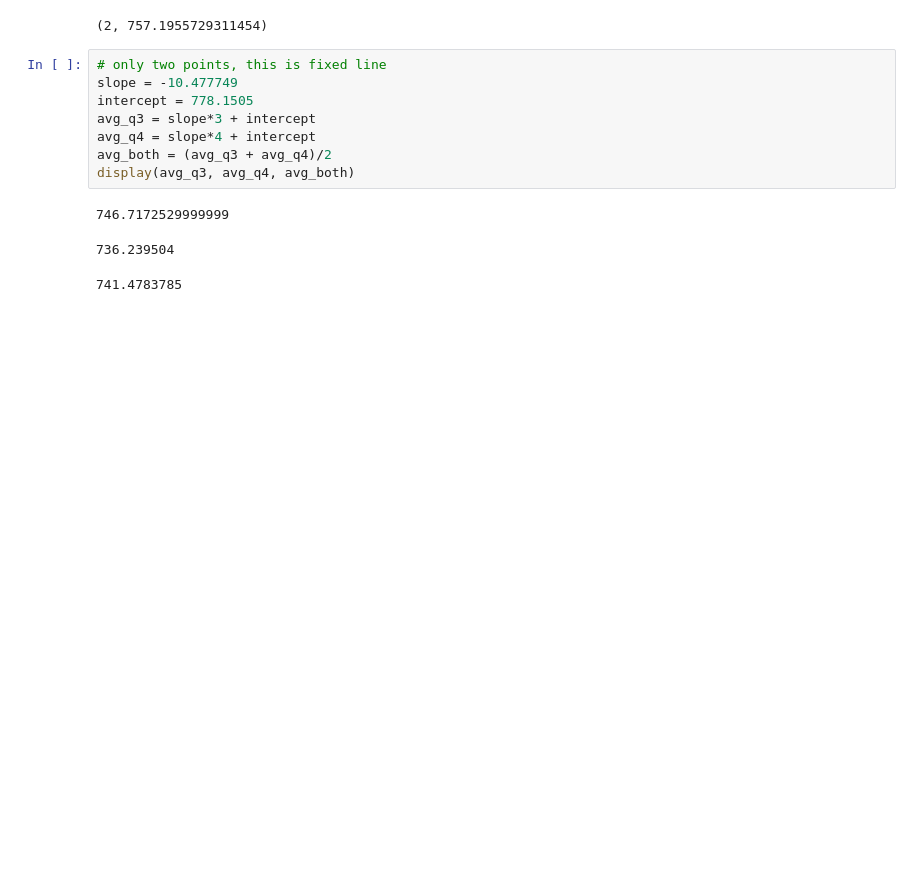
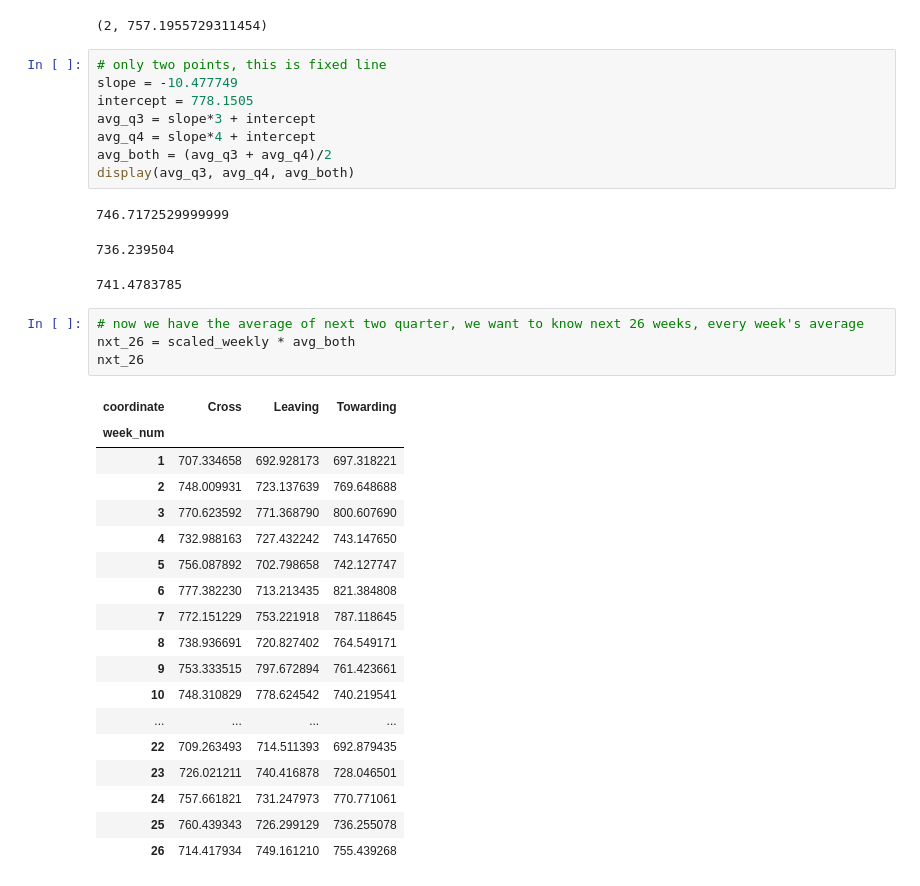
Before and after one commit to ctwayen/Datahack-2020, a Jupyter notebook: cleaner.ipynb, the cells around one changed output. Saved outputs shown, nothing was run; the diff lists cells and outputs as text; blank space fills up the shorter version.

```diff
--- a/cleaner.ipynb
+++ b/cleaner.ipynb
@@ -789,3 +793,26 @@ display(avg_q3, avg_q4, avg_both)
 746.7172529999999
 736.239504
 741.4783785
+# %%
+# now we have the average of next two quarter, we want to know next 26 weeks, every week's average
+nxt_26 = scaled_weekly * avg_both
+nxt_26
+# %% [output]
+| coordinate | Cross | Leaving | Towarding |
+| week_num |  |  |  |
+| 1 | 707.334658 | 692.928173 | 697.318221 |
+| 2 | 748.009931 | 723.137639 | 769.648688 |
+| 3 | 770.623592 | 771.368790 | 800.607690 |
+| 4 | 732.988163 | 727.432242 | 743.147650 |
+| 5 | 756.087892 | 702.798658 | 742.127747 |
+| 6 | 777.382230 | 713.213435 | 821.384808 |
+| 7 | 772.151229 | 753.221918 | 787.118645 |
+| 8 | 738.936691 | 720.827402 | 764.549171 |
+| 9 | 753.333515 | 797.672894 | 761.423661 |
+| 10 | 748.310829 | 778.624542 | 740.219541 |
+| ... | ... | ... | ... |
+| 22 | 709.263493 | 714.511393 | 692.879435 |
+| 23 | 726.021211 | 740.416878 | 728.046501 |
+| 24 | 757.661821 | 731.247973 | 770.771061 |
+| 25 | 760.439343 | 726.299129 | 736.255078 |
+| 26 | 714.417934 | 749.161210 | 755.439268 |
```
Also changed, not shown: parts of 2 cells of this notebook.
